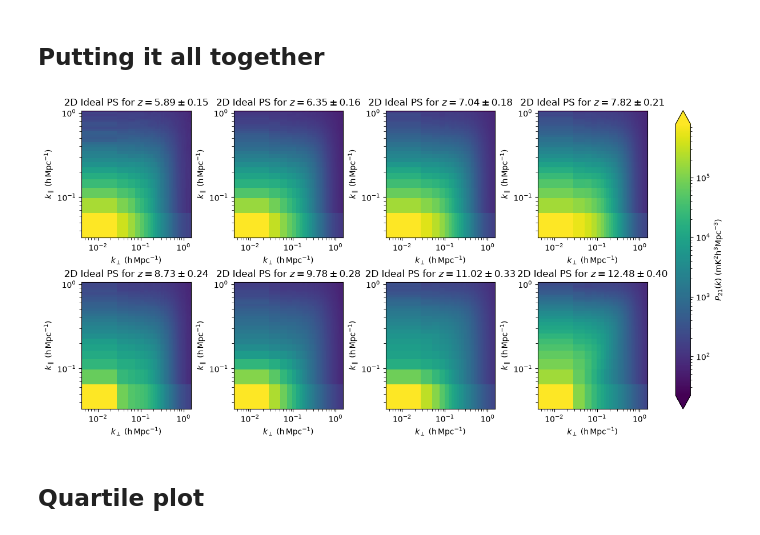
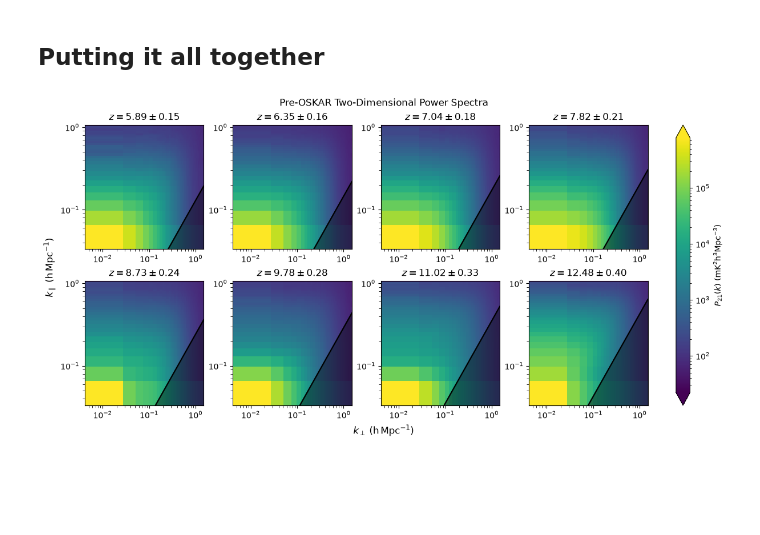
Before and after one commit to oliviax727/phd-programs, a Jupyter notebook: oskar-chips/h5-to-ps.ipynb, the cells around one changed output. Cells and saved outputs as stored; diff of their text form; code cells hidden in the pictures; blank space fills up the shorter version.

```diff
--- a/oskar-chips/h5-to-ps.ipynb
+++ b/oskar-chips/h5-to-ps.ipynb
@@ -259,7 +265,7 @@ def cylindrical_power_spectrum(power, ki, bins = [64, 32]):
 
     return power_2d, k_perp_edges, k_para_edges
 
-def dimensionless_power_spectrum(power, k_perp_edges, k_para_edges, bins = 32, cosmo = None, box_len = 1024, z_centre = 5.5):
+def dimensionless_power_spectrum(power, k_perp_edges, k_para_edges, bins = 32, cosmo = None, z_centre = 5.5):
     """Calculate the dimensionless, linear power spectra for a given 2DPS. Assumes that the voxel data is uniform.
 
     :param power: The 2-dimensional power spectra in mK^2 h^3 Mpc^-3.
@@ -267,7 +273,6 @@ def dimensionless_power_spectrum(power, k_perp_edges, k_para_edges, bins = 32, c
     :param k_perp_edges: The edges of all of the k modes in the parallel dimension.
     :param bins: The number of k bins to use.
     :param cosmo: The EoRCosmology object for calculating the foreground wedge. If None, then no wedge is applied.
-    :param box_len: The box length in cMpc.
     :param z_centre: The central redshift value of the chunk.
 
     :returns (power_1d, k_edges): The dimensionless power spectra, the edges of the k bins.
@@ -278,7 +283,7 @@ def dimensionless_power_spectrum(power, k_perp_edges, k_para_edges, bins = 32, c
 
     # Apply the foreground wedge
     if cosmo is not None:
-        fw, mz = foreground_wedge(k_perp, k_para, cosmo=cosmo, box_len=box_len, z_centre=z_centre)
+        fw, mz = foreground_wedge(k_perp, k_para, cosmo=cosmo, z_centre=z_centre)
         pdwg = power * fw
     else:
         mz = None
@@ -315,19 +320,40 @@ def dimensionless_power_spectrum(power, k_perp_edges, k_para_edges, bins = 32, c
 
     return power_1d, k_edges, mz
 
-def plot_2dps_axis(ax, k_perp, k_para, ps2d, z_bin):
+def plot_2dps_axis(ax, k_perp, k_para, ps2d, z_bin, cosmo=None):
     img = ax.pcolormesh(k_perp, k_para, ps2d.T, cmap="viridis", norm="log")
 
     ax.set_xscale("log")
     ax.set_yscale("log")
 
-    ax.set_xlabel(r"$k_{\perp}$ ($\mathrm{h\,Mpc}^{-1}$)")
-    ax.set_ylabel(r"$k_{\parallel}$ ($\mathrm{h\,Mpc}^{-1}$)")
+    ax.tick_params(which="minor", length=3)
+    ax.set_title(r"$z = " + f"{z_bin[1]:.2f}" + r"\pm" + f"{(z_bin[2] - z_bin[0])/2:.2f}" + r"$")
 
-    ax.tick_params(which="minor", length=3)
-    ax.set_title(r"2D Ideal PS for $z = " + f"{z_bin[1]:.2f}" + r"\pm" + f"{(z_bin[2] - z_bin[0])/2:.2f}" + r"$")
+    if cosmo is not None:
+        mz = foreground_wedge_gradient(cosmo=cosmology, z_centre=z_bin[1])
+        plot_line_on_image(ax, x=k_perp, m=mz, b=0, label="Wedge Boundary")
 
     return img
+
+def plot_line_on_image(ax, x = None, m = 0, b = 0, label = "", wedge = True):
+    """Plots a line with formula y=mx+b ontop of an image."""
+
+    xlim, ylim = ax.get_xlim(), ax.get_ylim()
+
+    if x is None:
+        x = np.linspace(0, 100, 100)
+    x = np.asarray(x)
+
+    y = m * x + b
+
+    ax.plot(x, y, 'k-', label=label)
+
+    # If wedge is true shade the region below the line
+    if wedge:
+        ax.fill_between(x, ylim[0], y, color="black", alpha=0.4, label=label)
+
+    ax.set_xlim(xlim)
+    ax.set_ylim(ylim)
 # %%
 # Calculate it for the first chunk
 chunk_sel = 7
@@ -411,25 +386,25 @@ plt.show()
 # %%
 fig, ax = plt.subplots(nrows=2, ncols=4, layout="constrained")
 fig.set_size_inches((12,6))
 
 ax = ax.ravel()
-bins = np.array([64, 32], dtype="int")
 
 for i in range(8):
     chunk_sel = int(i * chunk_values.shape[0] / 8) + 2
 
     chunk = chunk_values[chunk_sel, :, :, :]
     cvox = chunk_voxels[chunk_sel, :, :, :]
     czbn = chunk_z_bins[chunk_sel]
 
-    ps2d, n_kv, k_perp, k_para = cylindrical_power_spectrum(chunk, cvox, bins=bins)
+    ps2d, k_perp, k_para = cylindrical_power_spectrum(*cubic_power_spectra(chunk, cvox))
 
-    img = plot_2dps_axis(ax[i], k_perp, k_para, ps2d, czbn)
+    img = plot_2dps_axis(ax[i], k_perp, k_para, ps2d, czbn, cosmology)
 
 cb = fig.colorbar(img, ax=ax.tolist(), label=r"$P_{21}(k)$ ($\mathrm{mK}^2 \mathrm{h}^3 \mathrm{Mpc}^{-3}$)", extend='both')
 
+fig.suptitle(r"Pre-OSKAR Two-Dimensional Power Spectra")
+fig.supxlabel(r"$k_{\perp}$ ($\mathrm{h\,Mpc}^{-1}$)")
+fig.supylabel(r"$k_{\parallel}$ ($\mathrm{h\,Mpc}^{-1}$)")
 plt.show()
 # %% [output]
-[figure, old version]
+[figure, new version]
-# %% [markdown]
-## Quartile plot
```
Also changed, not shown: parts of 4 cells of this notebook, 1 other file.
